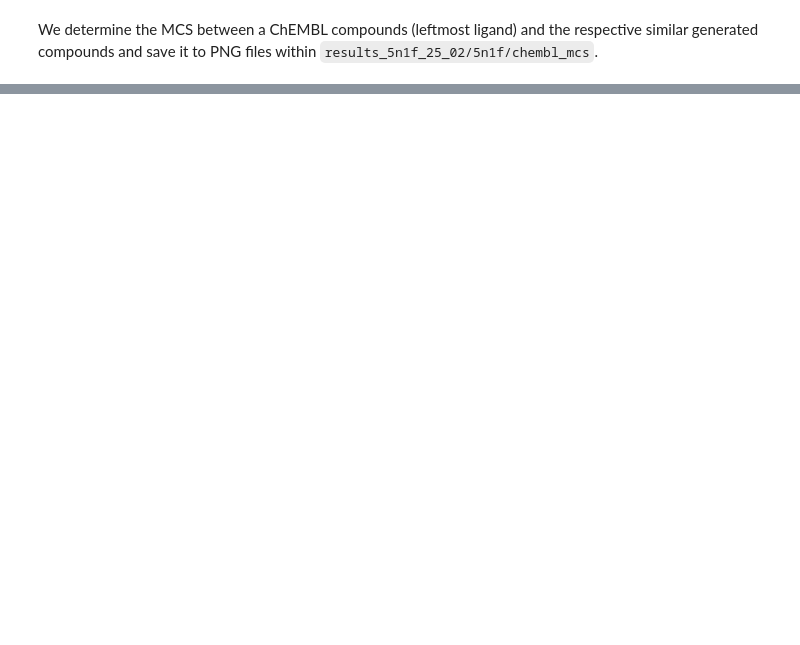
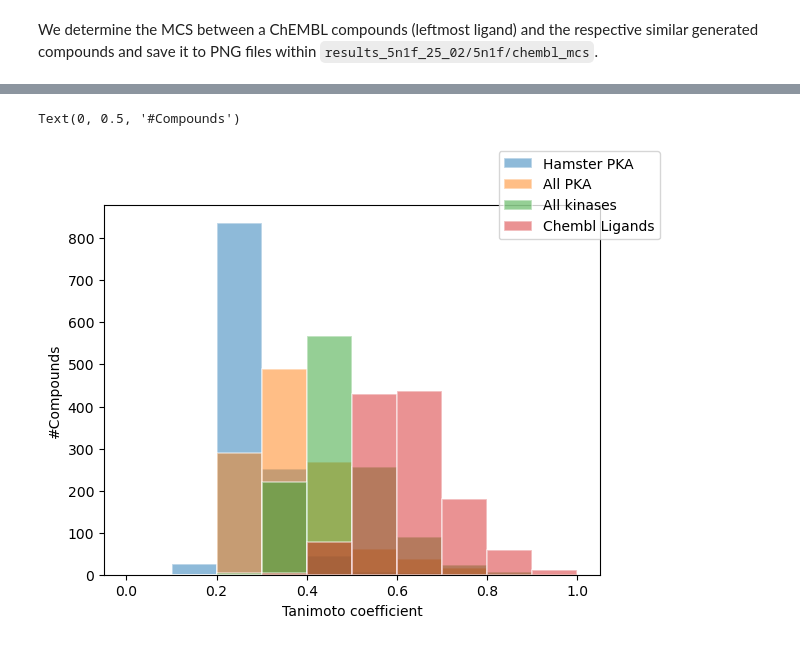
Before and after one commit to volkamerlab/KinFragLib_PocketEnum, a Jupyter notebook: notebooks/novelty.ipynb, the cells around one changed output, grey strips where cells are left out. Drawn from its saved outputs; the diff is of its cells as text; code cells hidden in the pictures; blank space fills up the shorter version.

```diff
--- a/notebooks/novelty.ipynb
+++ b/notebooks/novelty.ipynb
@@ -117,0 +134,5 @@ save_chemb_mcs_to_file(most_similar_chembl_compounds, most_similar_pka_compounds
+# %%
+data_kinase = pd.read_csv("kinase_compare.csv", index_col=0).dropna(axis=1, how='all')
+# generate mols from inchi
+data_kinase['ROMol'] = data_kinase['inchi'].map(AllChem.MolFromInchi)
+HTML(data_kinase.head().to_html(notebook=True))
@@ -117,0 +153,3 @@ save_chemb_mcs_to_file(most_similar_chembl_compounds, most_similar_pka_compounds
+# %%
+data_hamster_pka = data_hamster_pka.sort_values("most_similar.similarity", ascending=False, ignore_index=True)
+HTML(data_hamster_pka.head().to_html(notebook=True))
@@ -117,0 +191,32 @@ save_chemb_mcs_to_file(most_similar_chembl_compounds, most_similar_pka_compounds
+# %%
+f, (ax1) = plt.subplots(1, 1)
+ax1.hist(
+    data_hamster_pka['most_similar.similarity'],
+    bins=np.arange(0, 1.1, 0.1),
+    edgecolor='white', alpha=0.5,
+    linewidth=1.2, label="Hamster PKA"
+)
+ax1.hist(
+    data_pka['most_similar.similarity'],
+    bins=np.arange(0, 1.1, 0.1),
+    edgecolor='white', alpha=0.5,
+    linewidth=1.2, label="All PKA"
+)
+ax1.hist(
+    data_kinase['most_similar.similarity'],
+    bins=np.arange(0, 1.1, 0.1),
+    edgecolor='white',
+    linewidth=1.2, alpha=0.5, label="All kinases"
+)
+ax1.hist(
+    data_chembl['most_similar_chembl_ligand.similarity'],
+    bins=np.arange(0, 1.1, 0.1),
+    edgecolor='white',
+    linewidth=1.2, alpha=0.5, label="Chembl Ligands"
+)
+f.legend()
+ax1.set_xlabel('Tanimoto coefficient')
+ax1.set_ylabel('#Compounds')
+# %% [output]
+Text(0, 0.5, '#Compounds')
+[figure, added]
```
Also changed, not shown: parts of 22 cells of this notebook.
